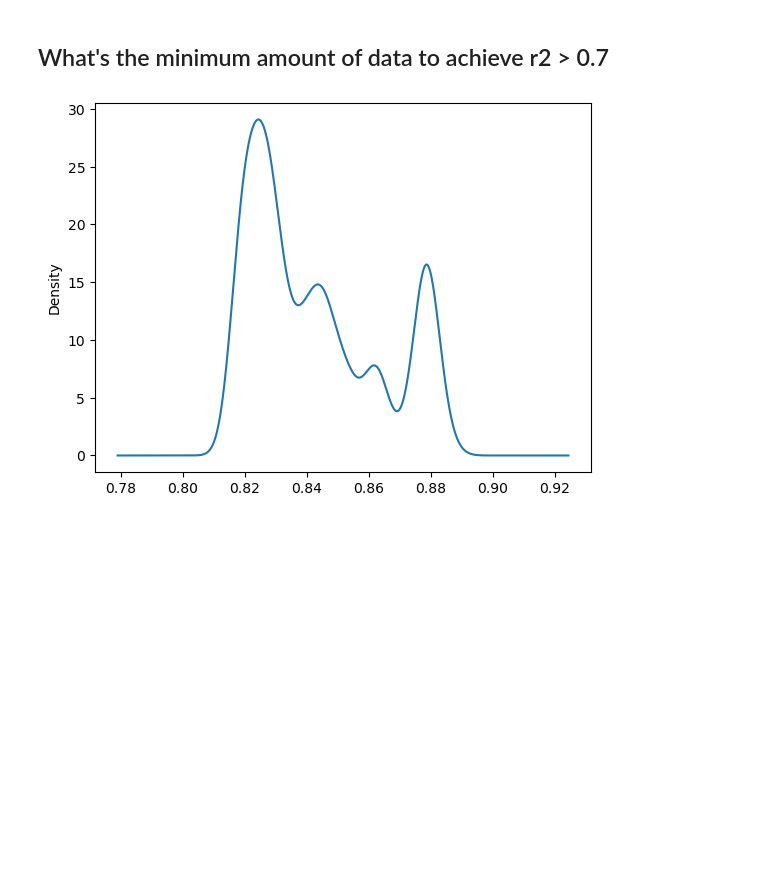
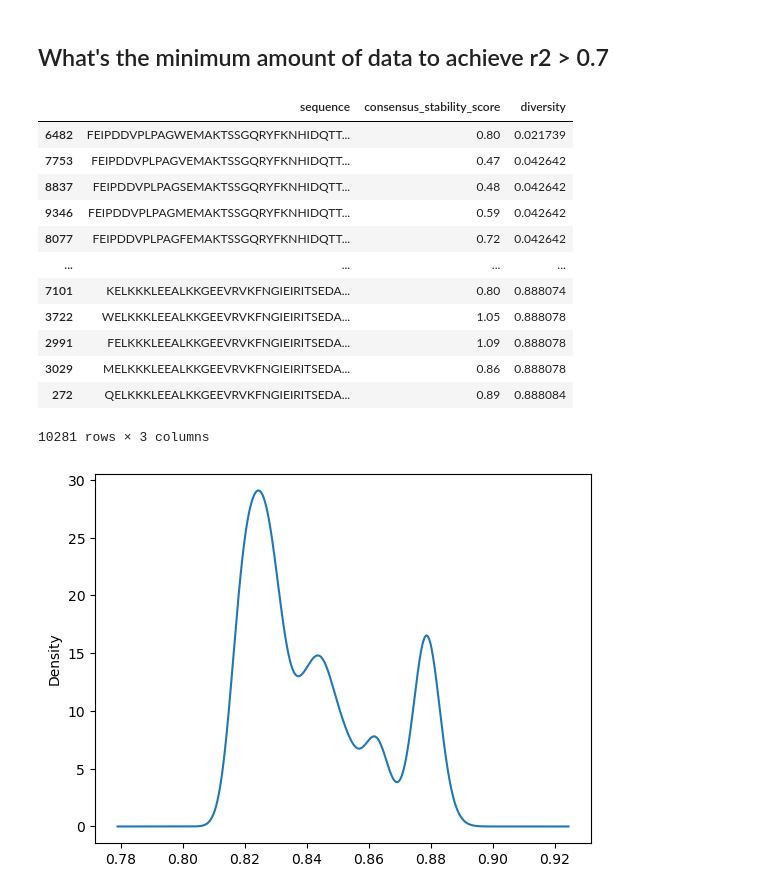
Before and after one commit to stepp1/protera-stability, a Jupyter notebook: parallel-synthesis/reduce-data.ipynb, the cells around one changed output. Cells and saved outputs as stored; diff of their text form; code cells hidden in the pictures; blank space fills up the shorter version.

Commit message:
data reduction for stability pred works

```diff
--- a/parallel-synthesis/reduce-data.ipynb
+++ b/parallel-synthesis/reduce-data.ipynb
@@ -10,6 +10,22 @@ import numpy as np
 data_path = Path("data")
 # %% [markdown]
 ## What's the minimum amount of data to achieve r2 > 0.7
+# %%
+diversity
+# %% [output]
+|  | sequence | consensus_stability_score | diversity |
+| 6482 | FEIPDDVPLPAGWEMAKTSSGQRYFKNHIDQTT... | 0.80 | 0.021739 |
+| 7753 | FEIPDDVPLPAGVEMAKTSSGQRYFKNHIDQTT... | 0.47 | 0.042642 |
+| 8837 | FEIPDDVPLPAGSEMAKTSSGQRYFKNHIDQTT... | 0.48 | 0.042642 |
+| 9346 | FEIPDDVPLPAGMEMAKTSSGQRYFKNHIDQTT... | 0.59 | 0.042642 |
+| 8077 | FEIPDDVPLPAGFEMAKTSSGQRYFKNHIDQTT... | 0.72 | 0.042642 |
+| ... | ... | ... | ... |
+| 7101 | KELKKKLEEALKKGEEVRVKFNGIEIRITSEDA... | 0.80 | 0.888074 |
+| 3722 | WELKKKLEEALKKGEEVRVKFNGIEIRITSEDA... | 1.05 | 0.888078 |
+| 2991 | FELKKKLEEALKKGEEVRVKFNGIEIRITSEDA... | 1.09 | 0.888078 |
+| 3029 | MELKKKLEEALKKGEEVRVKFNGIEIRITSEDA... | 0.86 | 0.888078 |
+| 272 | QELKKKLEEALKKGEEVRVKFNGIEIRITSEDA... | 0.89 | 0.888084 |
+10281 rows × 3 columns
 # %%
 diversity = pd.read_csv(
     data_path / "stability_diversity_full.csv", index_col=0
```
Also changed, not shown: parts of 5 cells of this notebook.
